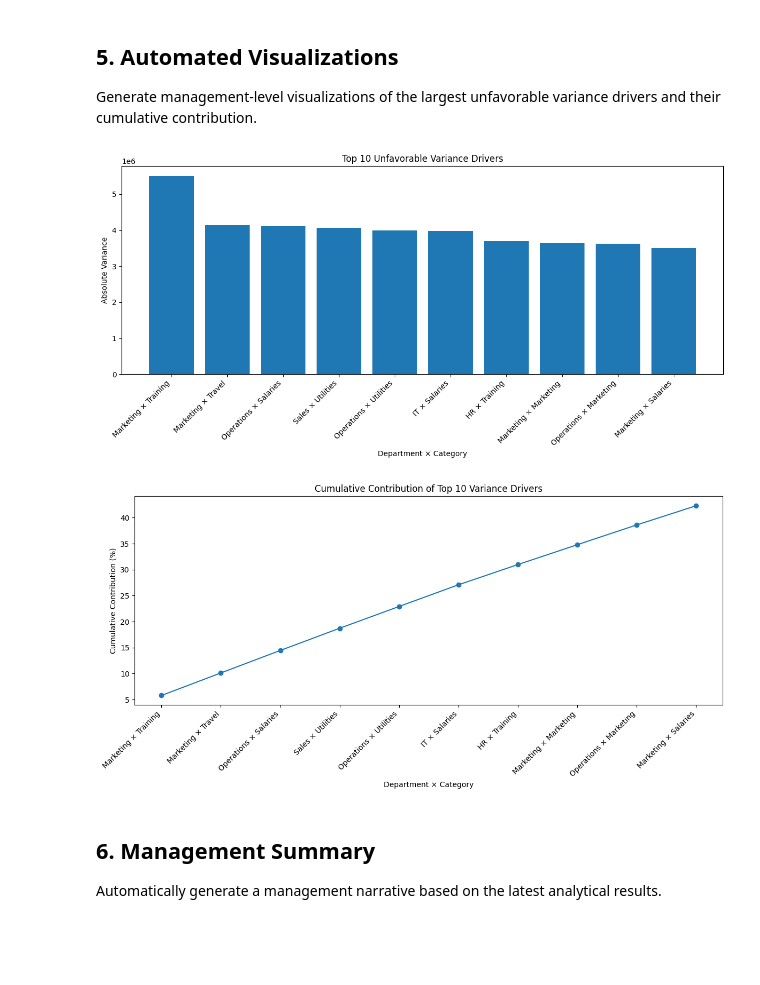
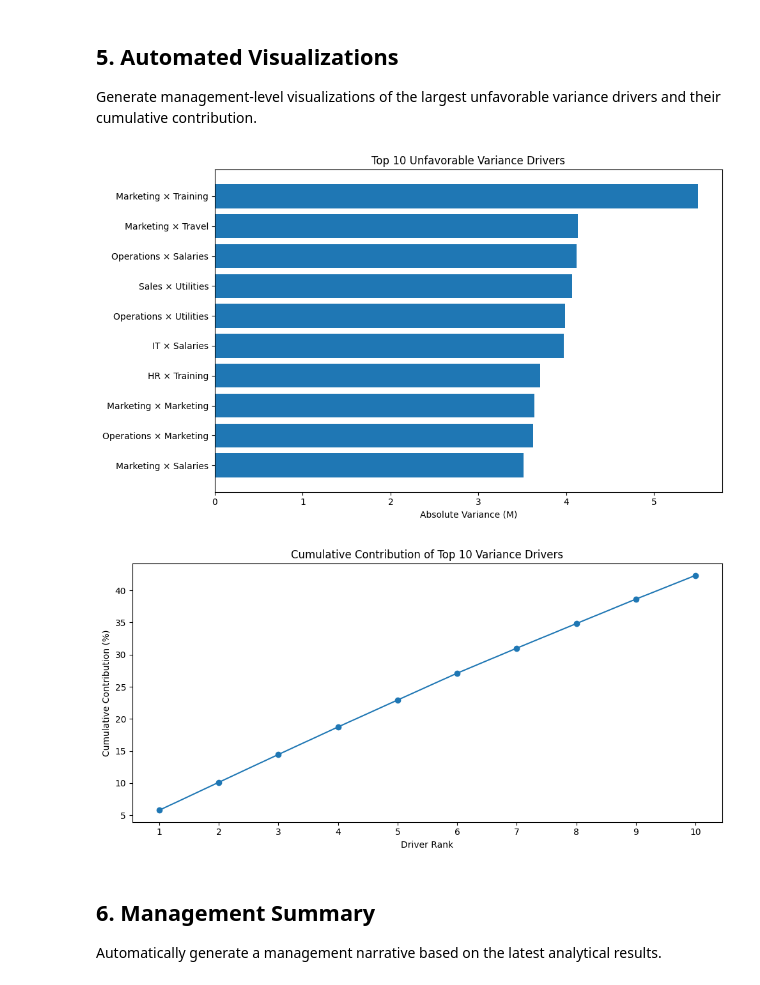
Before and after one commit to ivanablataric5/budget_variance_analysis, a Jupyter notebook: python/budget_variance_automation.ipynb, the cells around one changed output. Cells and saved outputs as stored; diff of their text form; code cells hidden in the pictures; blank space fills up the shorter version.

```diff
--- a/python/budget_variance_automation.ipynb
+++ b/python/budget_variance_automation.ipynb
@@ -117,40 +172,44 @@ variance drivers and their cumulative contribution.
 # %%
 import matplotlib.pyplot as plt
 
 top10 = pareto.head(10).copy()
+top10["driver"] = top10["department"] + " × " + top10["category"]
 
-labels = top10["department"] + " × " + top10["category"]
+plt.figure(figsize=(10, 6))
 
-plt.figure(figsize=(12, 6))
-plt.bar(labels, top10["abs_variance"])
+plt.barh(
+    top10["driver"],
+    top10["abs_variance"].astype(float) / 1_000_000
+)
 
 plt.title("Top 10 Unfavorable Variance Drivers")
-plt.xlabel("Department × Category")
-plt.ylabel("Absolute Variance")
-plt.xticks(rotation=45, ha="right")
+plt.xlabel("Absolute Variance (M)")
+plt.ylabel("")
 
+plt.gca().invert_yaxis()
 plt.tight_layout()
 plt.show()
 # %% [output]
-[figure, old version]
+[figure, new version]
 # %%
-plt.figure(figsize=(12, 6))
+plt.figure(figsize=(10, 5))
 
 plt.plot(
-    labels,
-    top10["cumulative_pct"] * 100,
+    top10["driver_rank"],
+    top10["cumulative_pct"].astype(float) * 100,
     marker="o"
 )
 
 plt.title("Cumulative Contribution of Top 10 Variance Drivers")
-plt.xlabel("Department × Category")
+plt.xlabel("Driver Rank")
 plt.ylabel("Cumulative Contribution (%)")
-plt.xticks(rotation=45, ha="right")
+
+plt.xticks(top10["driver_rank"])
 
 plt.tight_layout()
 plt.show()
 # %% [output]
-[figure, old version]
+[figure, new version]
 # %% [markdown]
 ## 6. Management Summary
 Automatically generate a management narrative based on the latest
```
Also changed, not shown: parts of 5 cells of this notebook.
